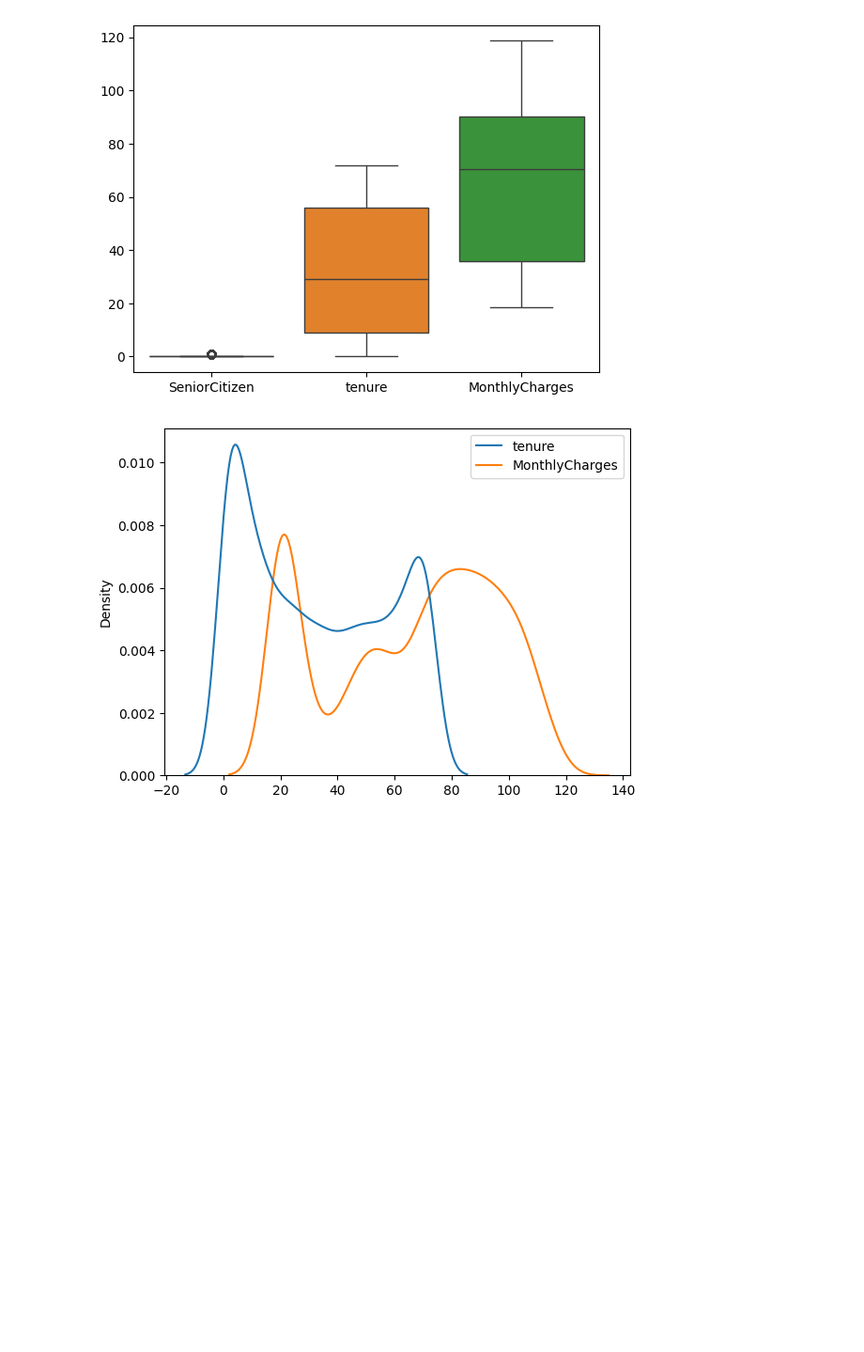
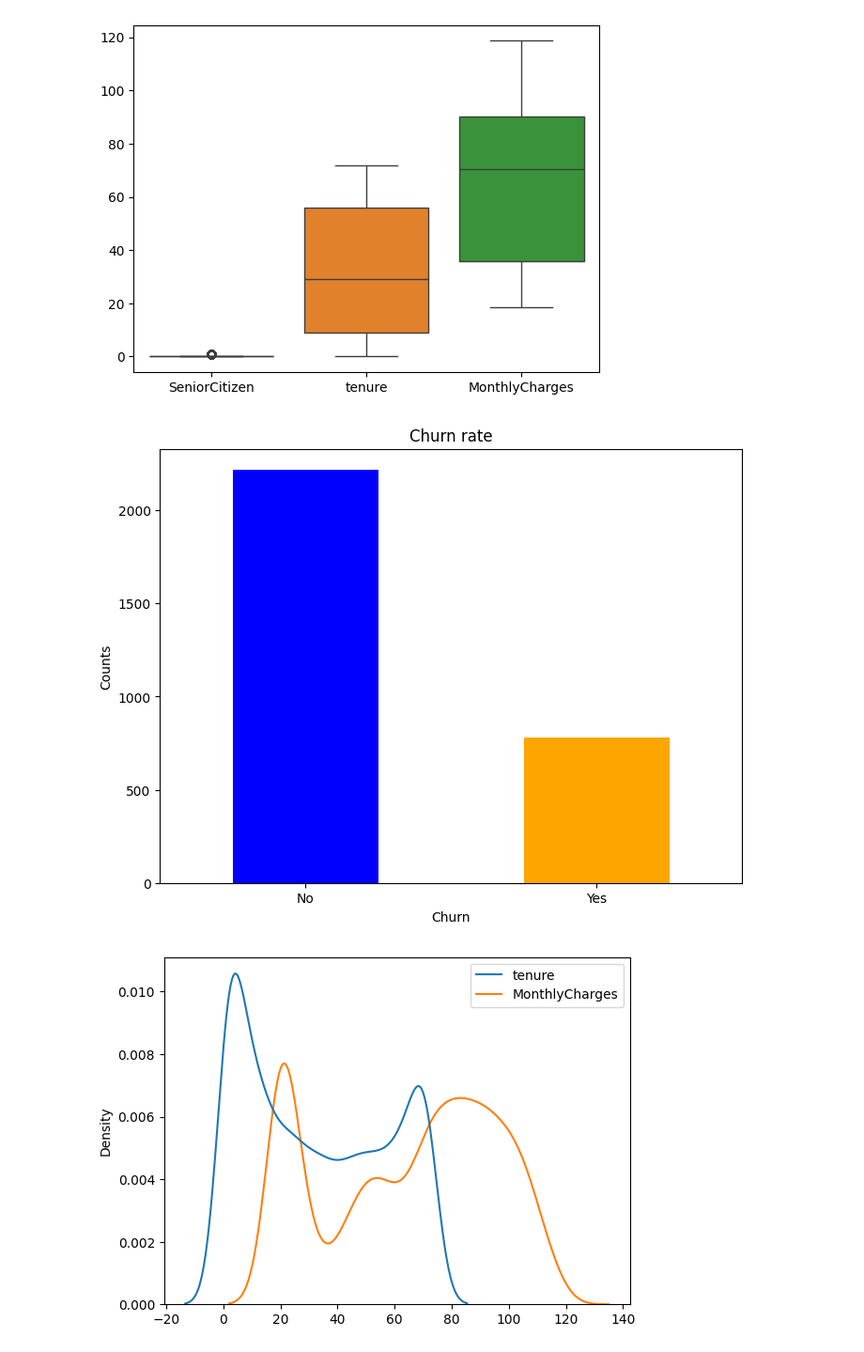
Before and after one commit to Omooyeni/Telco-Customer-churn-prediction-, a Jupyter notebook: notebook/main.ipynb, the cells around one changed output. Shown at 94% size. Drawn from its saved outputs; the diff is of its cells as text; code cells hidden in the pictures; blank space fills up the shorter version.

```diff
--- a/notebook/main.ipynb
+++ b/notebook/main.ipynb
@@ -346,6 +370,20 @@ sns.boxplot(df)
 # %% [output]
 <Axes: >
 [figure]
+# %%
+# Checking the churn rate.
+
+chur_rate = df['Churn'].value_counts()
+# Plotting the value counts
+plt.figure(figsize=(8,6))
+chur_rate.plot(kind='bar', color=['blue', 'orange'])
+plt.title('Churn rate')
+plt.xlabel('Churn')
+plt.ylabel('Counts')
+plt.xticks(rotation=0)
+plt.show()
+# %% [output]
+[figure, added]
 # %%
 # Checking the columns Disribution.
 sns.kdeplot(df.drop('SeniorCitizen', axis=1))
```
Also changed, not shown: parts of 35 cells of this notebook, 1 other file.
